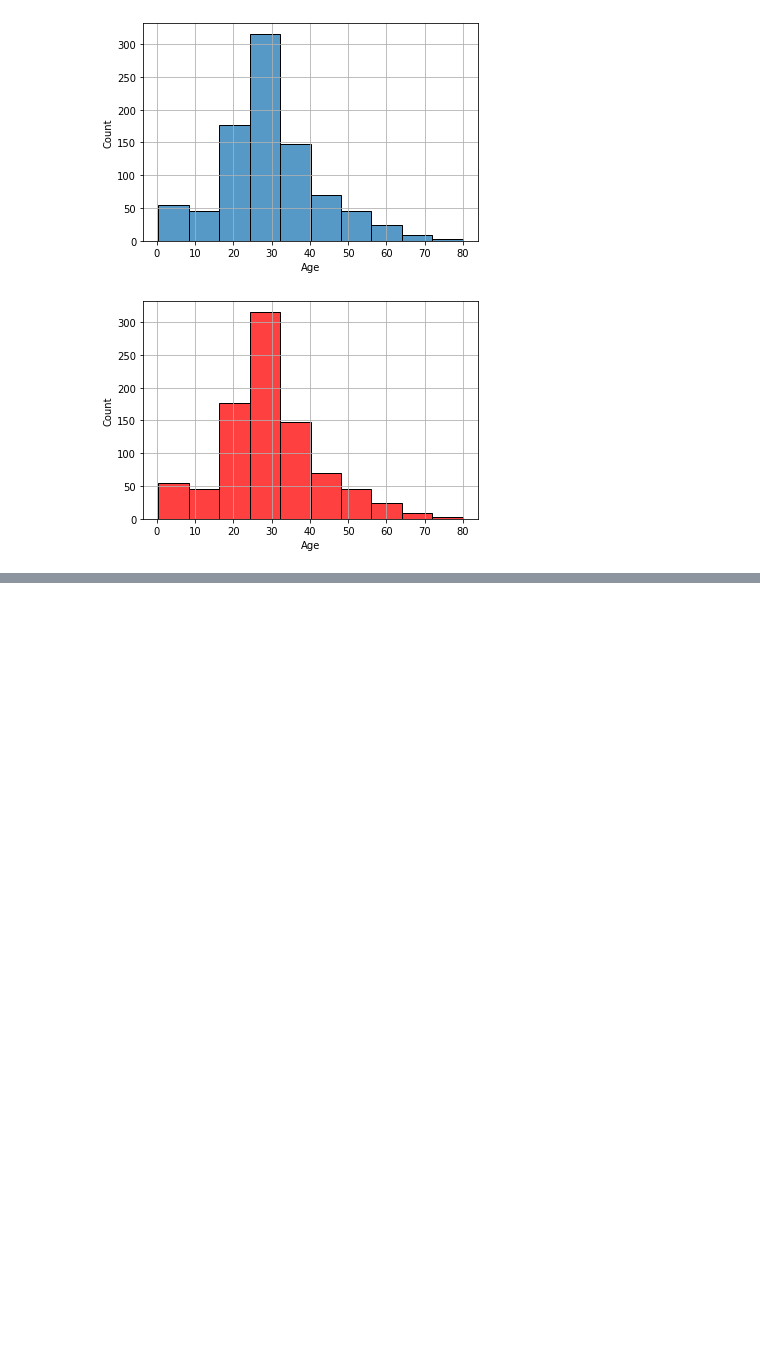
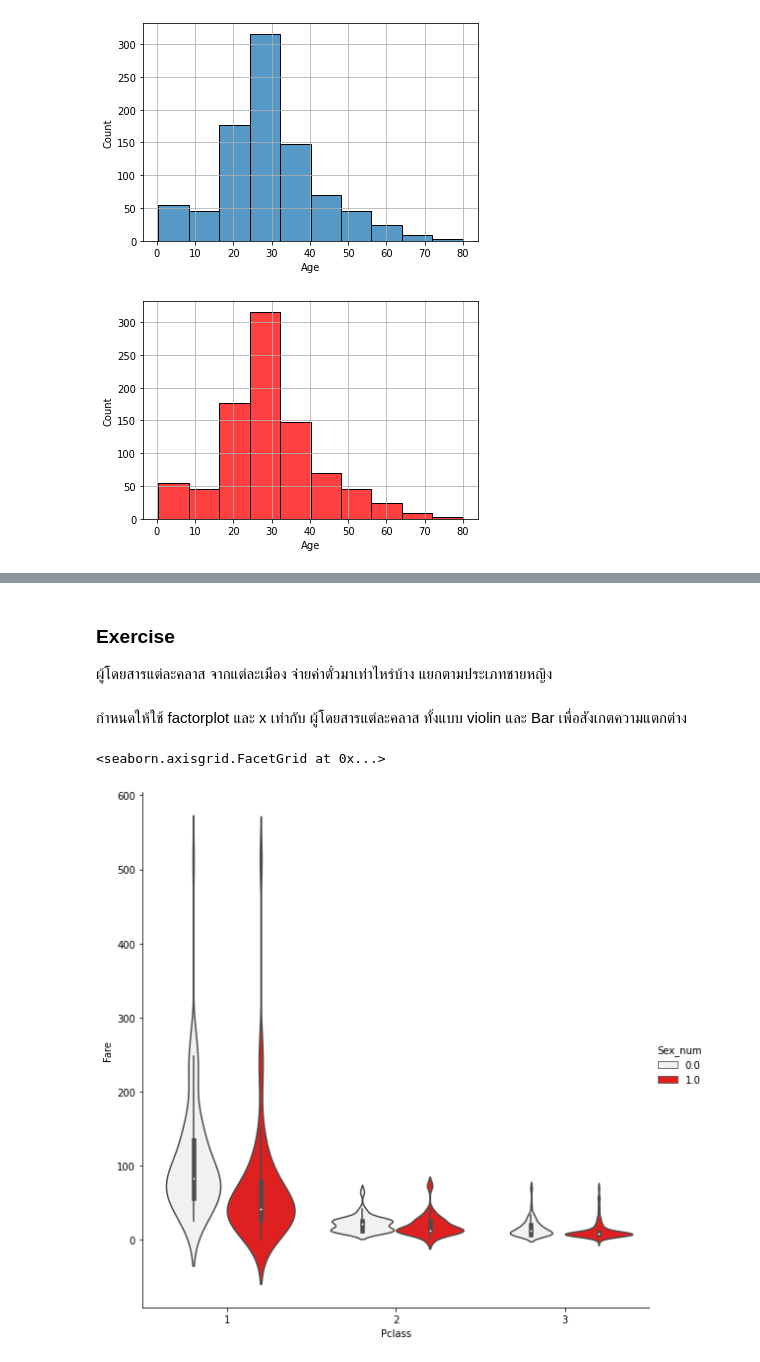
Before and after one commit to firstnapat/Titanic_Project, a Jupyter notebook: Python-for-data-science-beginners/Titanic-Workshop.ipynb, the cells around one changed output, grey strips where cells are left out. Cells and saved outputs as stored; diff of their text form; code cells hidden in the pictures; blank space fills up the shorter version.

```diff
--- a/Python-for-data-science-beginners/Titanic-Workshop.ipynb
+++ b/Python-for-data-science-beginners/Titanic-Workshop.ipynb
@@ -913,0 +914,10 @@ sns.factorplot(x='Pclass',y='Fare',hue='Survived',col='Survived',data=df_pre,kin
+# %% [markdown]
+### Exercise
+ผู้โดยสารแต่ละคลาส จากแต่ละเมือง จ่ายค่าตั๋วมาเท่าไหร่บ้าง แยกตามประเภทชายหญิง
+# %% [markdown]
+กำหนดให้ใช้ factorplot และ x เท่ากับ ผู้โดยสารแต่ละคลาส ทั้งแบบ violin และ Bar เพื่อสังเกตความแตกต่าง
+# %%
+sns.factorplot(x='Pclass',y='Fare',hue='Sex_num',data=df_pre,kind='violin',size=8,color='red')
+# %% [output]
+<seaborn.axisgrid.FacetGrid at 0x...>
+[figure, added]
```
Also changed, not shown: parts of 52 cells of this notebook.
